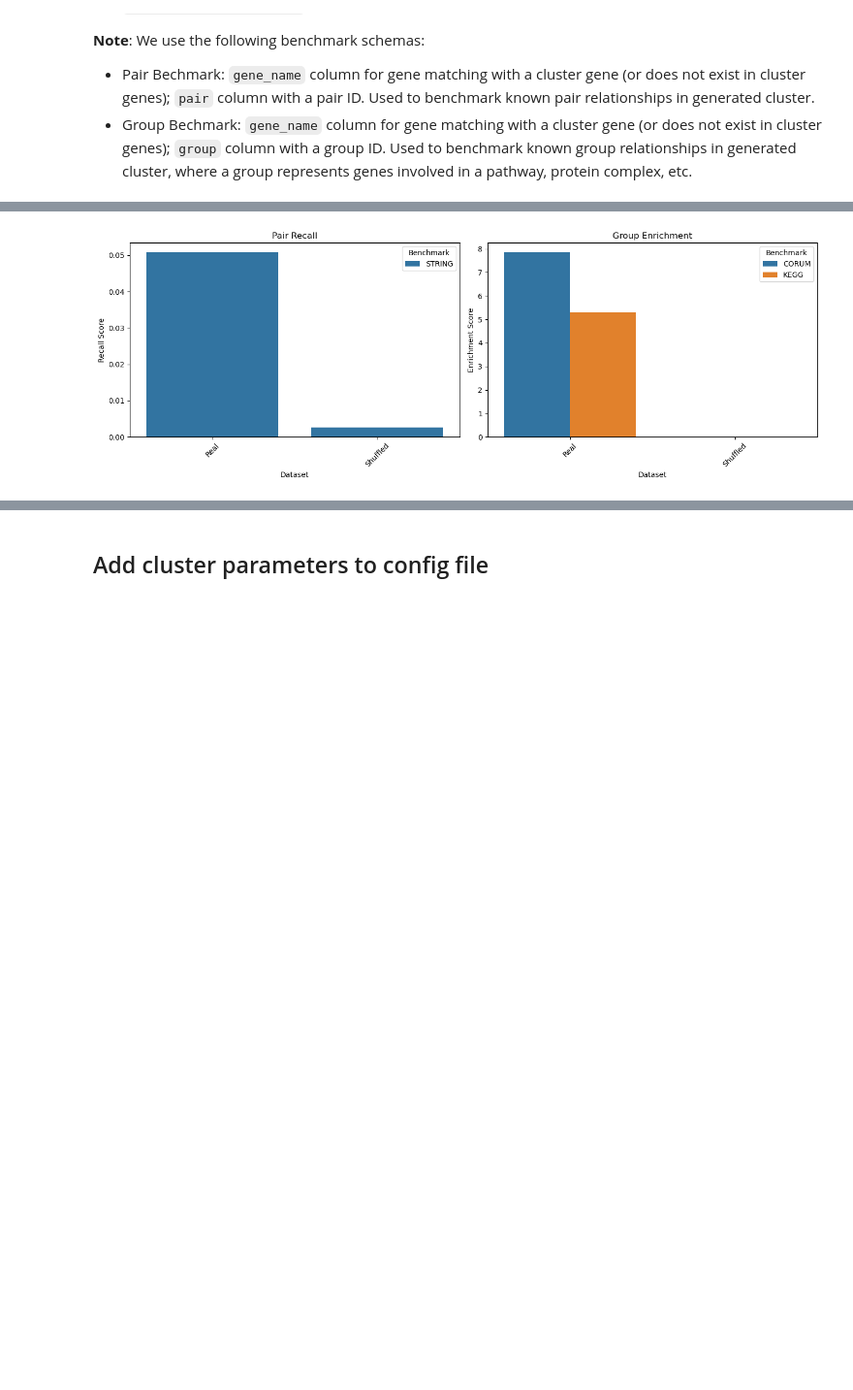
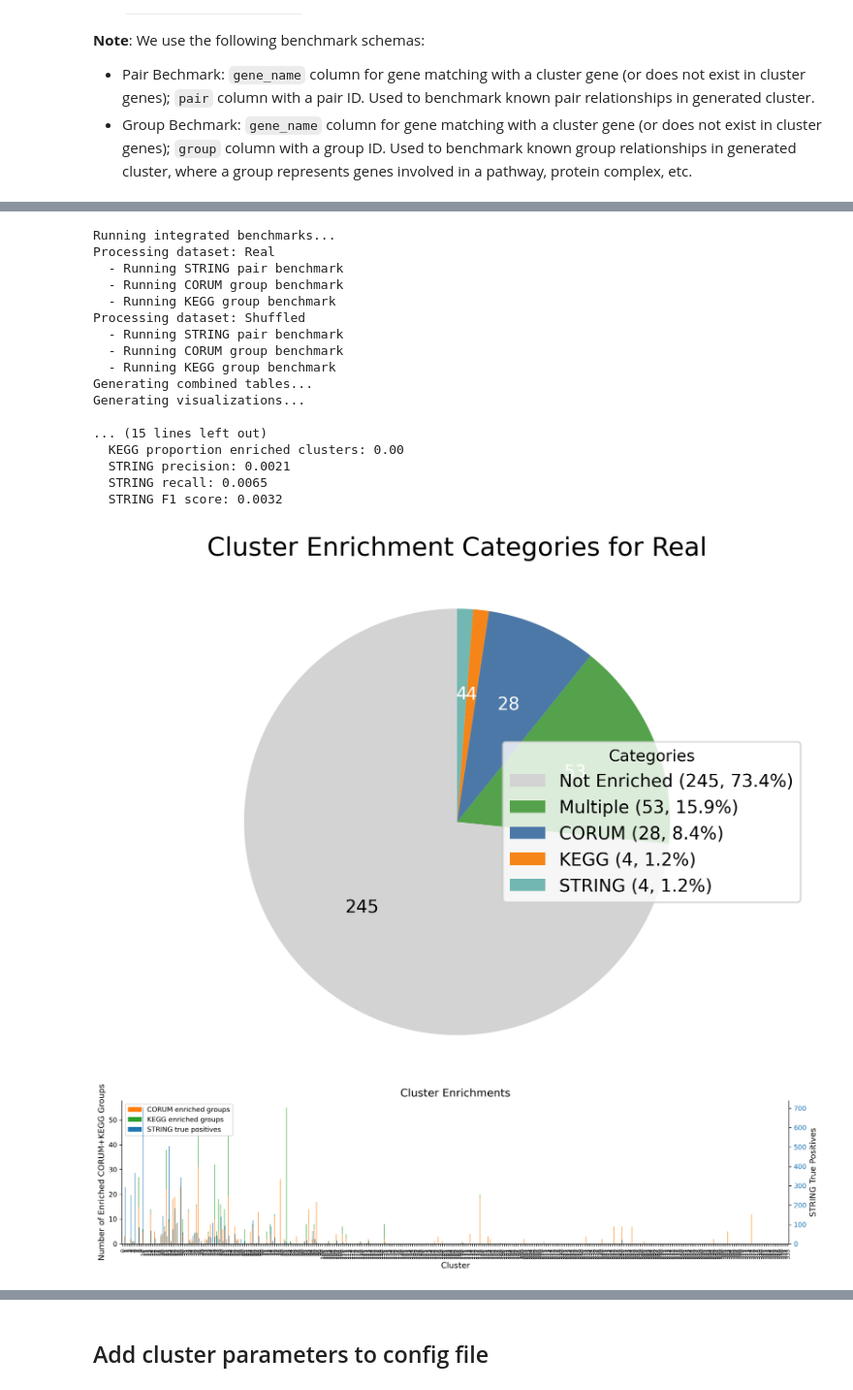
Before and after one commit to cheeseman-lab/denali-analysis, a Jupyter notebook: analysis/9.configure_cluster_params.ipynb, the cells around one changed output, grey strips where cells are left out. Shown at 97% size. Saved outputs shown, nothing was run; the diff lists cells and outputs as text; code cells hidden in the pictures; blank space fills up the shorter version.

```diff
--- a/analysis/9.configure_cluster_params.ipynb
+++ b/analysis/9.configure_cluster_params.ipynb
@@ -117,18 +114,18 @@ KEGG_GROUP_BENCHMARK_FP = "config/benchmark_clusters/kegg_group_benchmark.tsv"
 # %%
 Path(STRING_PAIR_BENCHMARK_FP).parent.mkdir(parents=True, exist_ok=True)
 
-string_pair_benchmark = generate_string_pair_benchmark(aggregated_data, "gene_symbol_0")
-string_pair_benchmark.to_csv(STRING_PAIR_BENCHMARK_FP, sep="\t", index=False)
+# string_pair_benchmark = generate_string_pair_benchmark(aggregated_data, "gene_symbol_0")
+# string_pair_benchmark.to_csv(STRING_PAIR_BENCHMARK_FP, sep="\t", index=False)
 string_pair_benchmark = pd.read_csv(STRING_PAIR_BENCHMARK_FP, sep="\t")
 display(string_pair_benchmark)
 
-corum_group_benchmark = generate_corum_group_benchmark()
-corum_group_benchmark.to_csv(CORUM_GROUP_BENCHMARK_FP, sep="\t", index=False)
+# corum_group_benchmark = generate_corum_group_benchmark()
+# corum_group_benchmark.to_csv(CORUM_GROUP_BENCHMARK_FP, sep="\t", index=False)
 corum_group_benchmark = pd.read_csv(CORUM_GROUP_BENCHMARK_FP, sep="\t")
 display(corum_group_benchmark)
 
-kegg_group_benchmark = generate_msigdb_group_benchmark()
-kegg_group_benchmark.to_csv(KEGG_GROUP_BENCHMARK_FP, sep="\t", index=False)
+# kegg_group_benchmark = generate_msigdb_group_benchmark()
+# kegg_group_benchmark.to_csv(KEGG_GROUP_BENCHMARK_FP, sep="\t", index=False)
 kegg_group_benchmark = pd.read_csv(KEGG_GROUP_BENCHMARK_FP, sep="\t")
 display(kegg_group_benchmark)
 # %% [output]
@@ -204 +183,9 @@ CONTROL_KEY = config["aggregate"]["control_key"]
+# %%
+TEST_CELL_CLASS = "Interphase"
+TEST_CHANNEL_COMBO = "DAPI_COXIV_CENPA_WGA"
+
+PHATE_DISTANCE_METRIC = "cosine"
+TEST_LEIDEN_RESOLUTIONS = [0.1, 1, 5, 7, 9, 11, 13, 15, 20, 100]
+
+CONTROL_KEY = config["aggregate"]["control_key"]
 # %%
@@ -285,5 +290,5 @@ Cluster wildcard combos:
 # %%
-TEST_LEIDEN_RESOLUTION = 8
+TEST_LEIDEN_RESOLUTION = 13
 # %%
 phate_leiden_clustering = phate_leiden_pipeline(
     aggregated_data,
@@ -318,31 +323,49 @@ plt.show()
 # %%
 phate_leiden_clustering_shuffled = phate_leiden_pipeline(
     shuffled_aggregated_data,
     TEST_LEIDEN_RESOLUTION,
     PHATE_DISTANCE_METRIC,
 )
 
 cluster_datasets = {
     "Real": phate_leiden_clustering,
     "Shuffled": phate_leiden_clustering_shuffled,
 }
 
 pair_recall_benchmarks = {
     "STRING": string_pair_benchmark,
 }
 
 group_enrichment_benchmarks = {
-    "CORUM": corum_group_benchmark,
-    "KEGG": kegg_group_benchmark,
+    "CORUM": filter_complexes(corum_group_benchmark, phate_leiden_clustering, perturbation_col_name=PERTURBATION_NAME_COL, control_key=CONTROL_KEY),
+    "KEGG": filter_complexes(kegg_group_benchmark, phate_leiden_clustering, perturbation_col_name=PERTURBATION_NAME_COL, control_key=CONTROL_KEY),
 }
 
-benchmark_results_fig = plot_benchmark_results(
+integrated_results, combined_tables, global_metrics, pie_charts, cluster_enrichment_plots = run_benchmark_analysis(
     cluster_datasets,
-    pair_recall_benchmarks,
-    group_enrichment_benchmarks,
+    string_pair_benchmark,
+    corum_group_benchmark,
+    kegg_group_benchmark,
     PERTURBATION_NAME_COL,
     CONTROL_KEY,
 )
-plt.show()
 # %% [output]
+Running integrated benchmarks...
+Processing dataset: Real
+  - Running STRING pair benchmark
+  - Running CORUM group benchmark
+  - Running KEGG group benchmark
+Processing dataset: Shuffled
+  - Running STRING pair benchmark
+  - Running CORUM group benchmark
+  - Running KEGG group benchmark
+Generating combined tables...
+Generating visualizations...
+
+... (15 lines left out)
+  KEGG proportion enriched clusters: 0.00
+  STRING precision: 0.0021
+  STRING recall: 0.0065
+  STRING F1 score: 0.0032
-[figure, old version]
+[figure, new version]
+[figure, added]
```
Also changed, not shown: parts of 16 cells of this notebook, 3 other files.
